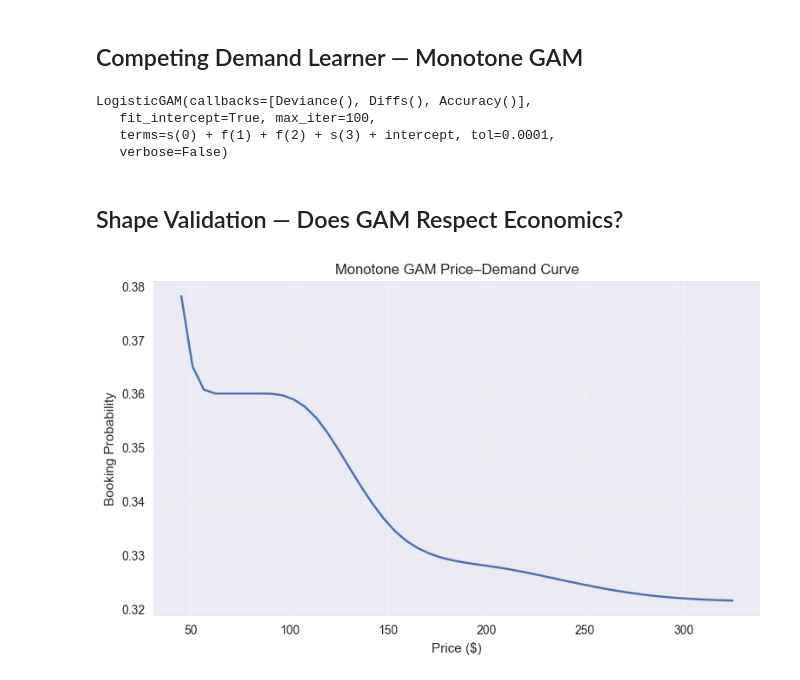
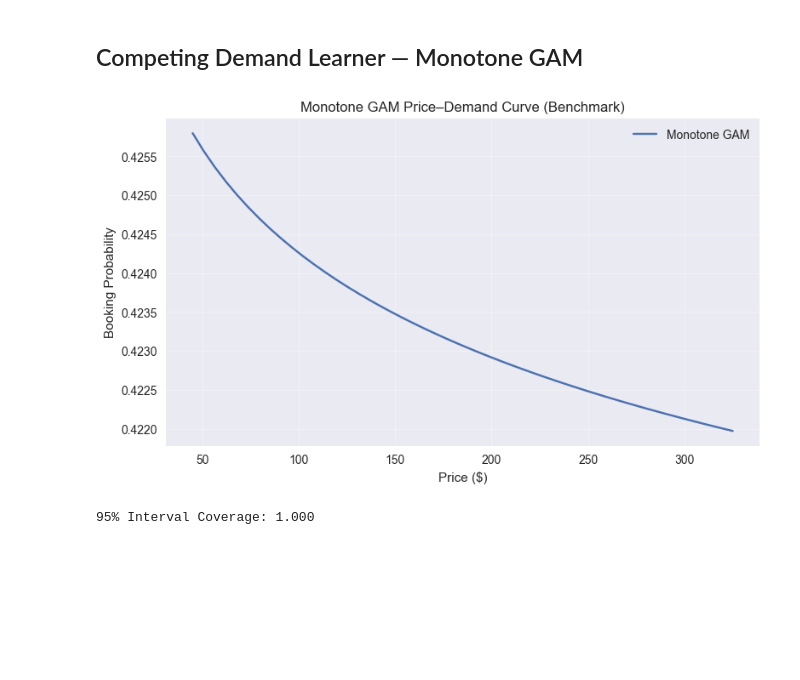
Before and after one commit to amriteshp2000/Dynamic-Pricing-Engine, a Jupyter notebook: notebooks/demand_modeling.ipynb, the cells around one changed output. Saved outputs shown, nothing was run; the diff lists cells and outputs as text; code cells hidden in the pictures; blank space fills up the shorter version.

Commit message:
validating expanded demand model v1

```diff
--- a/notebooks/demand_modeling.ipynb
+++ b/notebooks/demand_modeling.ipynb
@@ -295,30 +367,29 @@ Adjusted: 0.33722015046801956
 # %%
-from pygam import LogisticGAM, s, f
+gam_model = MonotoneGAMDemand()
+gam_model.fit(
+    df,
+    ["day_of_year", "dow", "neighborhood_enc", "price"]
+)
 
-# Encode neighborhood (ordinal, not one-hot)
-df["neighborhood_enc"] = df["neighborhood"].astype("category").cat.codes
-
-X_gam = np.column_stack([
-    df["day_of_year"].values,
-    df["dow"].values,
-    df["neighborhood_enc"].values,
-    np.log1p(df["price"].values)
-])
-
-y_gam = df["is_booked"].values
+gam_preds = [
+    gam_model.predict(
+        {
+            "day_of_year": df["day_of_year"].median(),
+            "dow": df["dow"].median(),
+            "neighborhood_enc": df["neighborhood_enc"].mode()[0]
+        },
+        p
+    ).prob
+    for p in price_grid
+]
 # %%
-gam = LogisticGAM(
-    s(0) +                 # day_of_year
-    f(1) +                 # dow
-    f(2) +                 # neighborhood
-    s(3, constraints="monotonic_dec")  # log(price)
-)
-
-gam.fit(X_gam, y_gam)
+plt.figure(figsize=(9, 5))
+plt.plot(price_grid, gam_preds, label="Monotone GAM")
+plt.xlabel("Price ($)")
+plt.ylabel("Booking Probability")
+plt.title("Monotone GAM Price–Demand Curve (Benchmark)")
+plt.grid(alpha=0.3)
+plt.legend()
+plt.show()
 # %% [output]
-LogisticGAM(callbacks=[Deviance(), Diffs(), Accuracy()],
-   fit_intercept=True, max_iter=100,
-   terms=s(0) + f(1) + f(2) + s(3) + intercept, tol=0.0001,
-   verbose=False)
+[figure, added]
-# %% [markdown]
-## Shape Validation — Does GAM Respect Economics?
@@ -343,10 +396,15 @@ for p in price_grid:
-# %%
-plt.figure(figsize=(9, 5))
-plt.plot(price_grid, gam_preds)
-plt.xlabel("Price ($)")
-plt.ylabel("Booking Probability")
-plt.title("Monotone GAM Price–Demand Curve")
-plt.grid(alpha=0.3)
-plt.show()
-# %% [output]
-[figure, removed]
+# %%
+def coverage_test(model, df, n=2000):
+    sample = df.sample(n, random_state=42)
+    hits = 0
+    for _, r in sample.iterrows():
+        pred = model.predict(r.to_dict(), r["price"])
+        lo = pred.prob - 1.96 * pred.std_dev
+        hi = pred.prob + 1.96 * pred.std_dev
+        hits += lo <= r["is_booked"] <= hi
+    return hits / n
+
+coverage = coverage_test(demand_model, df)
+print(f"95% Interval Coverage: {coverage:.3f}")
+# %% [output]
+95% Interval Coverage: 1.000
```
Also changed, not shown: parts of 27 cells of this notebook, 1 other file.
